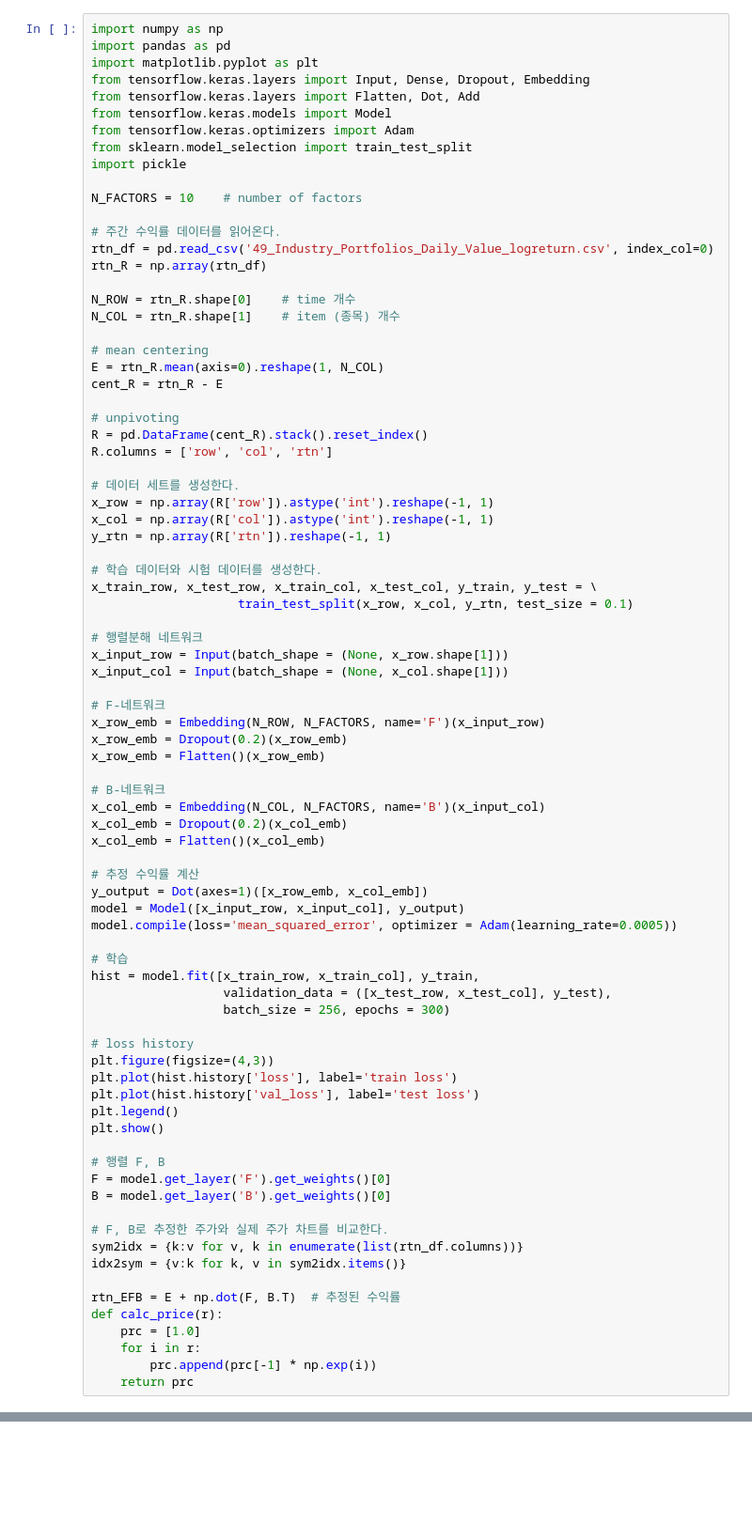
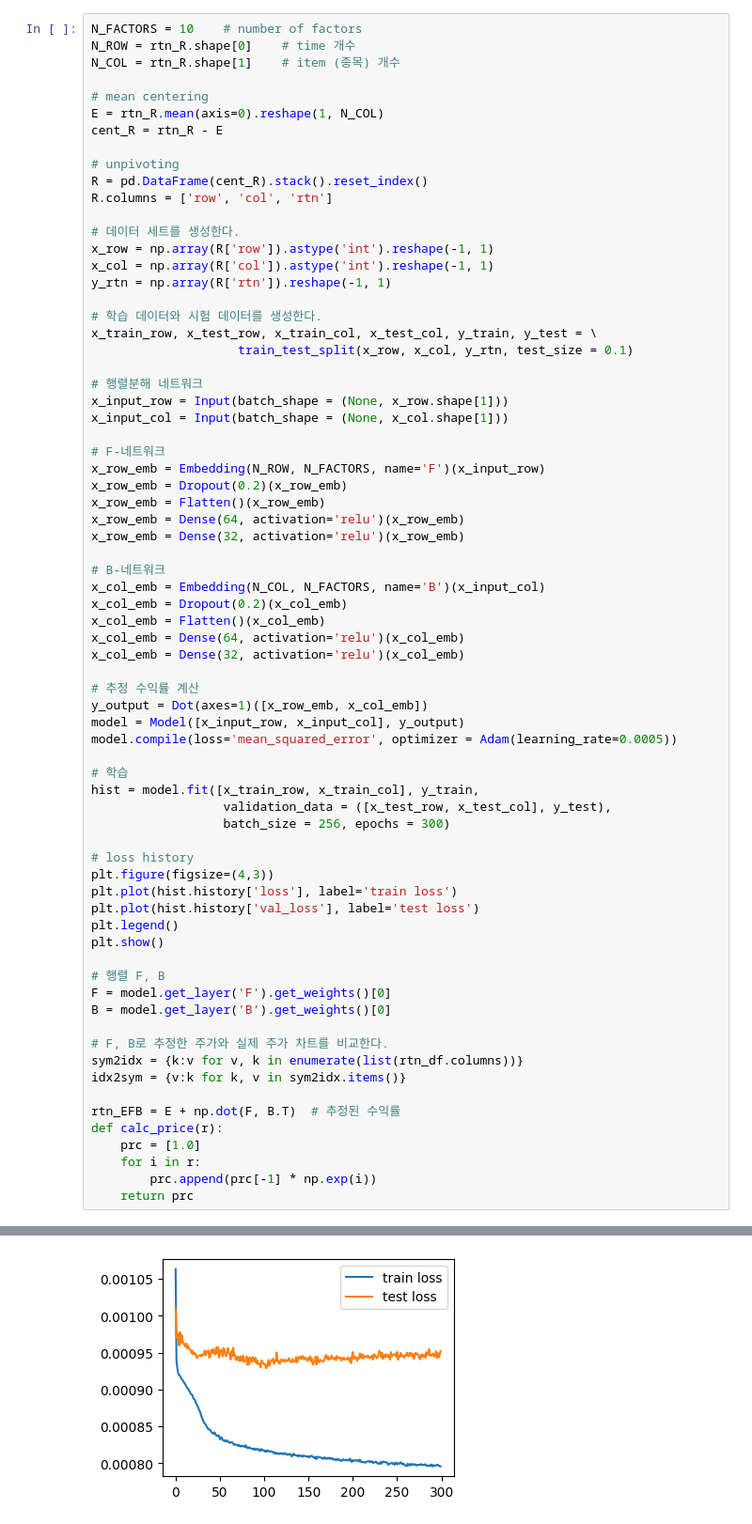
Before and after one commit to ChoiInYeol/Asset-pricing-models-using-deep-learning-networks, a Jupyter notebook: 9. DL_49industy_Experience.ipynb, the cells around one changed output, grey strips where cells are left out. Shown at 94% size. Drawn from its saved outputs; the diff is of its cells as text; blank space fills up the shorter version.

```diff
--- a/9. DL_49industy_Experience.ipynb
+++ b/9. DL_49industy_Experience.ipynb
@@ -1,20 +16,5 @@
 # %%
-import numpy as np
-import pandas as pd
-import matplotlib.pyplot as plt
-from tensorflow.keras.layers import Input, Dense, Dropout, Embedding
-from tensorflow.keras.layers import Flatten, Dot, Add
-from tensorflow.keras.models import Model
-from tensorflow.keras.optimizers import Adam
-from sklearn.model_selection import train_test_split
-import pickle
-
 N_FACTORS = 10    # number of factors
-
-# 주간 수익률 데이터를 읽어온다.
-rtn_df = pd.read_csv('49_Industry_Portfolios_Daily_Value_logreturn.csv', index_col=0)
-rtn_R = np.array(rtn_df)
-
 N_ROW = rtn_R.shape[0]    # time 개수
 N_COL = rtn_R.shape[1]    # item (종목) 개수
 
@@ -43,11 +43,15 @@ x_input_col = Input(batch_shape = (None, x_col.shape[1]))
 x_row_emb = Embedding(N_ROW, N_FACTORS, name='F')(x_input_row)
 x_row_emb = Dropout(0.2)(x_row_emb)
 x_row_emb = Flatten()(x_row_emb)
+x_row_emb = Dense(64, activation='relu')(x_row_emb)
+x_row_emb = Dense(32, activation='relu')(x_row_emb)
 
 # B-네트워크
 x_col_emb = Embedding(N_COL, N_FACTORS, name='B')(x_input_col)
 x_col_emb = Dropout(0.2)(x_col_emb)
 x_col_emb = Flatten()(x_col_emb)
+x_col_emb = Dense(64, activation='relu')(x_col_emb)
+x_col_emb = Dense(32, activation='relu')(x_col_emb)
 
 # 추정 수익률 계산
 y_output = Dot(axes=1)([x_row_emb, x_col_emb])
@@ -80,3 +84,4 @@ def calc_price(r):
     for i in r:
         prc.append(prc[-1] * np.exp(i))
     return prc
+# %% [output]
@@ -82,0 +105 @@ def calc_price(r):
+[figure, added]
```
Also changed, not shown: parts of 4 cells of this notebook, 1 other file.
